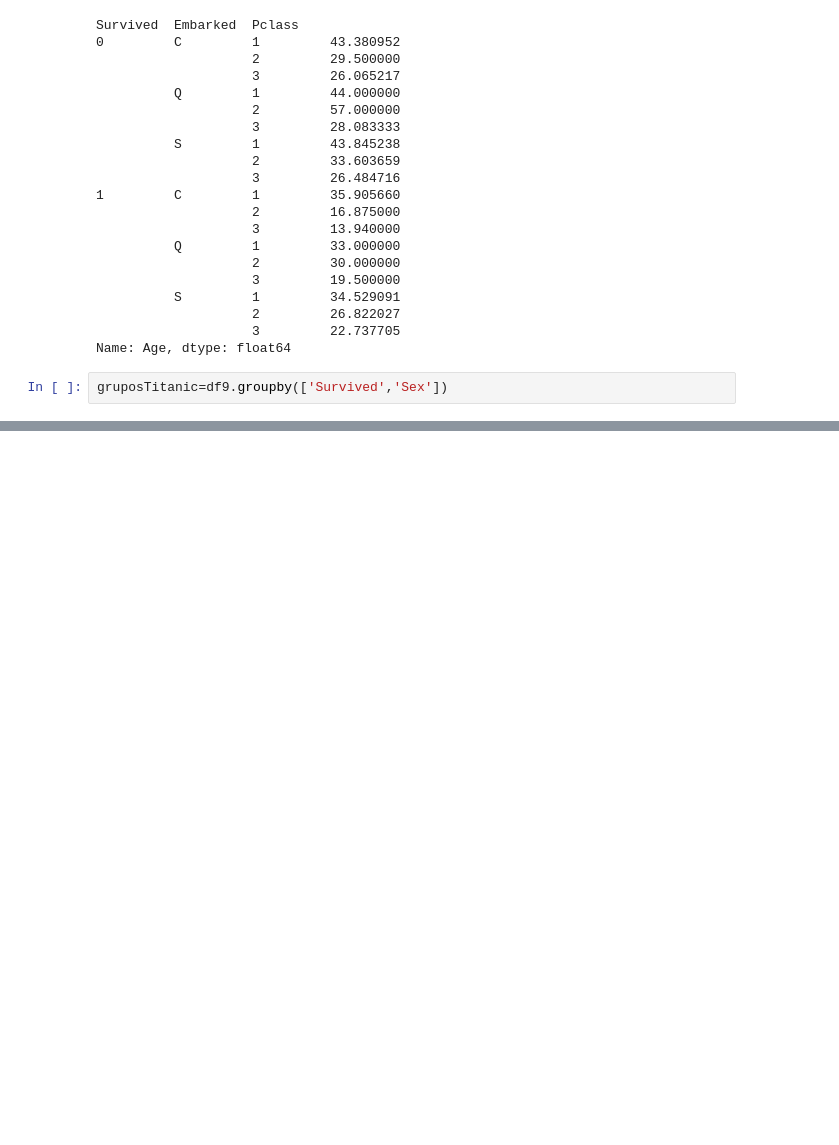
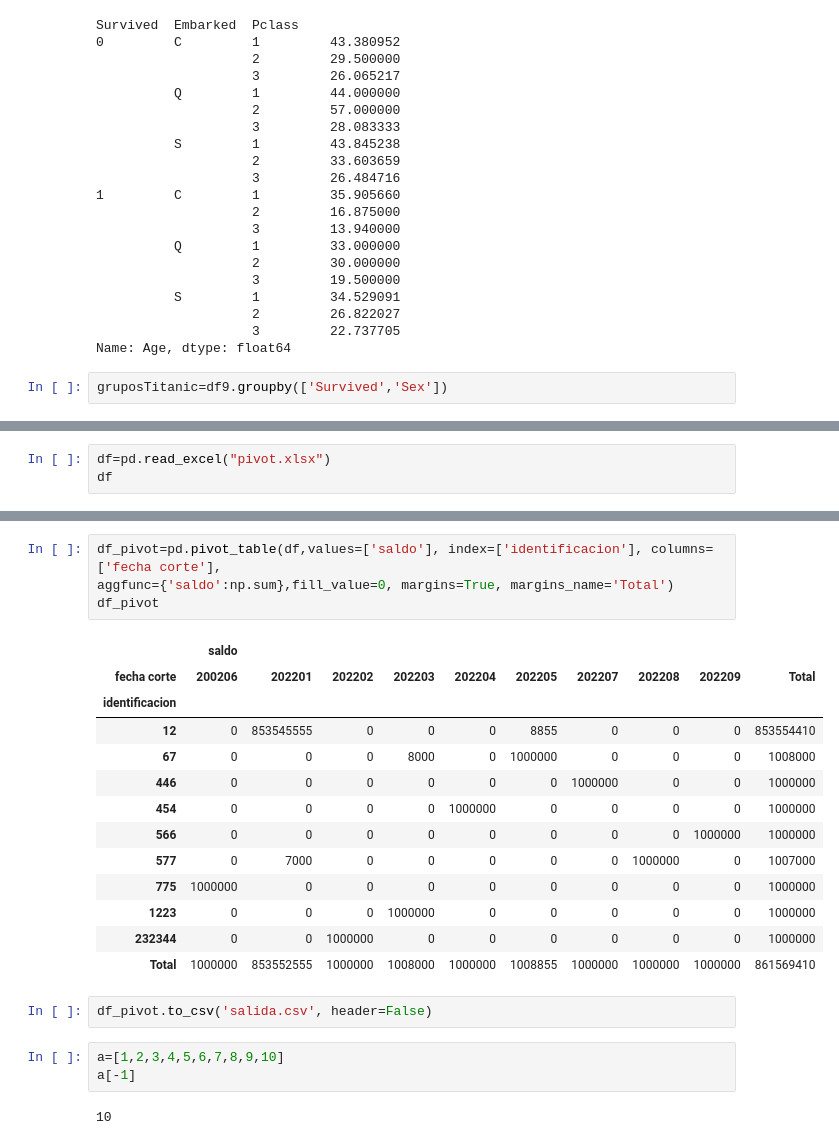
Before and after one commit to EdFlo15/notebooks, a Jupyter notebook: generalidades python.ipynb, the cells around one changed output, grey strips where cells are left out. Drawn from its saved outputs; the diff is of its cells as text; blank space fills up the shorter version.

```diff
--- a/generalidades python.ipynb
+++ b/generalidades python.ipynb
@@ -731,0 +821,3 @@ gruposTitanic=df9.groupby(['Survived','Sex'])
+# %%
+df=pd.read_excel("pivot.xlsx")
+df
@@ -731,0 +840,25 @@ gruposTitanic=df9.groupby(['Survived','Sex'])
+# %%
+df_pivot=pd.pivot_table(df,values=['saldo'], index=['identificacion'], columns=['fecha corte'],
+aggfunc={'saldo':np.sum},fill_value=0, margins=True, margins_name='Total')
+df_pivot
+# %% [output]
+|  | saldo |  |  |  |  |  |  |  |  |  |
+| fecha corte | 200206 | 202201 | 202202 | 202203 | 202204 | 202205 | 202207 | 202208 | 202209 | Total |
+| identificacion |  |  |  |  |  |  |  |  |  |  |
+| 12 | 0 | 853545555 | 0 | 0 | 0 | 8855 | 0 | 0 | 0 | 853554410 |
+| 67 | 0 | 0 | 0 | 8000 | 0 | 1000000 | 0 | 0 | 0 | 1008000 |
+| 446 | 0 | 0 | 0 | 0 | 0 | 0 | 1000000 | 0 | 0 | 1000000 |
+| 454 | 0 | 0 | 0 | 0 | 1000000 | 0 | 0 | 0 | 0 | 1000000 |
+| 566 | 0 | 0 | 0 | 0 | 0 | 0 | 0 | 0 | 1000000 | 1000000 |
+| 577 | 0 | 7000 | 0 | 0 | 0 | 0 | 0 | 1000000 | 0 | 1007000 |
+| 775 | 1000000 | 0 | 0 | 0 | 0 | 0 | 0 | 0 | 0 | 1000000 |
+| 1223 | 0 | 0 | 0 | 1000000 | 0 | 0 | 0 | 0 | 0 | 1000000 |
+| 232344 | 0 | 0 | 1000000 | 0 | 0 | 0 | 0 | 0 | 0 | 1000000 |
+| Total | 1000000 | 853552555 | 1000000 | 1008000 | 1000000 | 1008855 | 1000000 | 1000000 | 1000000 | 861569410 |
+# %%
+df_pivot.to_csv('salida.csv', header=False)
+# %%
+a=[1,2,3,4,5,6,7,8,9,10]
+a[-1]
+# %% [output]
+10
```
Also changed, not shown: parts of 23 cells of this notebook.
